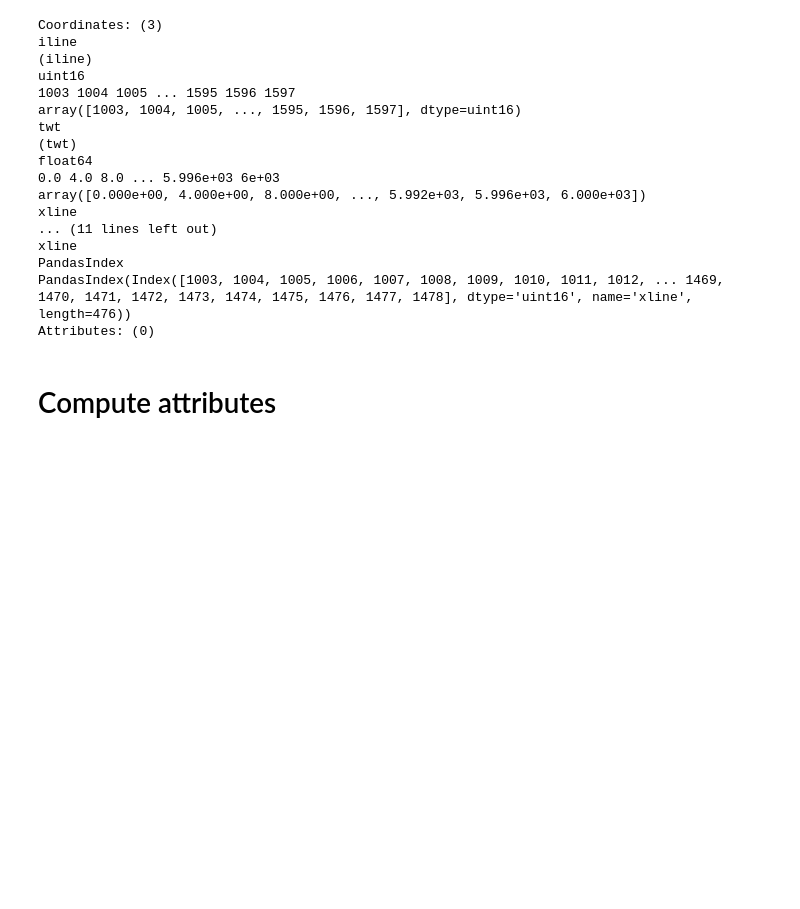
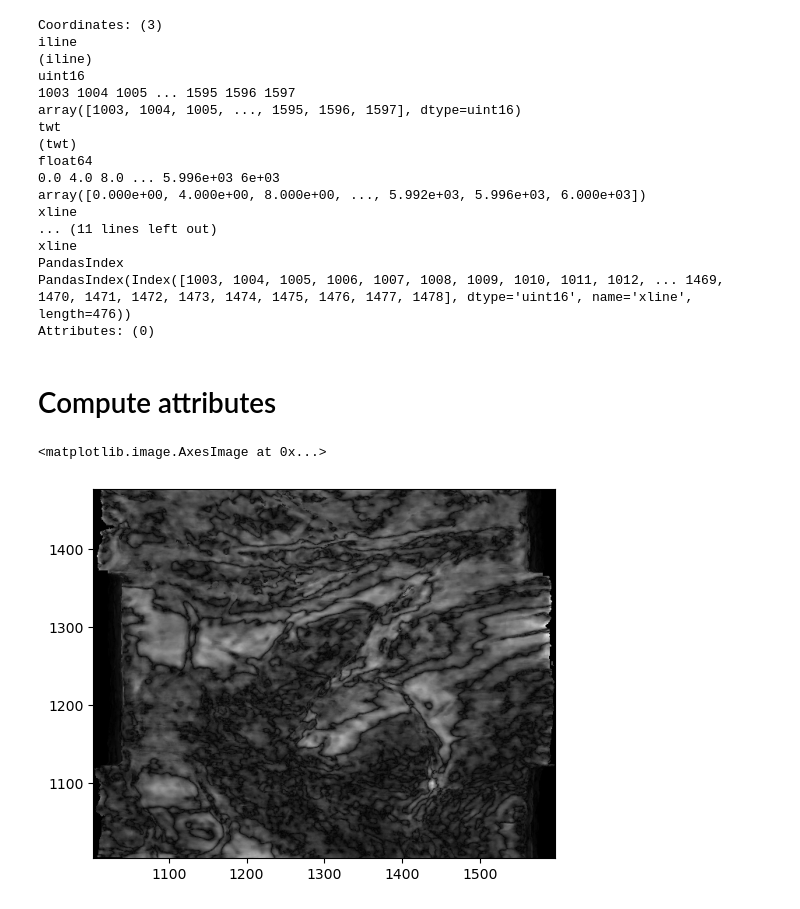
Before and after one commit to gavargas22/coiled-examples, a Jupyter notebook: compute_attribute.ipynb, the cells around one changed output. Cells and saved outputs as stored; diff of their text form; code cells hidden in the pictures; blank space fills up the shorter version.

```diff
--- a/compute_attribute.ipynb
+++ b/compute_attribute.ipynb
@@ -66 +77,7 @@ result = complex_attribute.envelope(darray=local_dataset.data)
+# %%
+# plt.imshow((result[250, :, :]**(1/1.8)).T.compute(), cmap="gray", extent=[local_dataset.iline[0], local_dataset.iline[-1], local_dataset.xline[0], local_dataset.xline[-1]])
+plt.imshow((result[:, :, 250]**(1/1.8)).T, cmap="gray", extent=[local_dataset.iline[0], local_dataset.iline[-1], local_dataset.xline[0], local_dataset.xline[-1]])
+# %% [output]
+<matplotlib.image.AxesImage at 0x...>
+[figure, added]
 # %%
```
Also changed, not shown: parts of 6 cells of this notebook, 2 other files.
